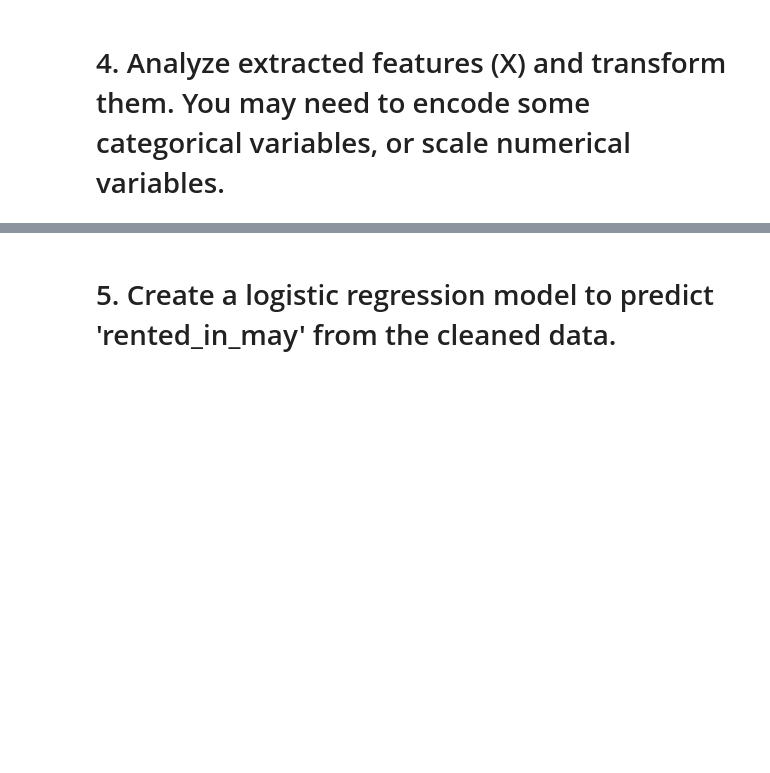
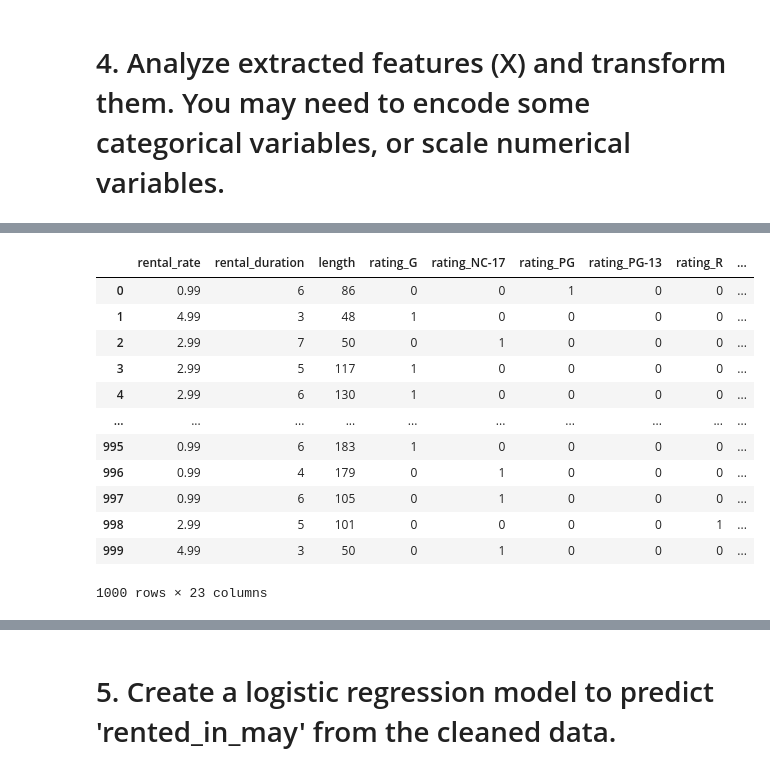
Before and after one commit to Simran2809/lab-predictions-logistic-regression, a Jupyter notebook: Lab_Making predictions with logistic regression.ipynb, the cells around one changed output, grey strips where cells are left out. Cells and saved outputs as stored; diff of their text form; code cells hidden in the pictures; blank space fills up the shorter version.

```diff
--- a/Lab_Making predictions with logistic regression.ipynb
+++ b/Lab_Making predictions with logistic regression.ipynb
@@ -124,2 +125,7 @@ y
 # %% [markdown]
 # 4. Analyze extracted features (X) and transform them. You may need to encode some categorical variables, or scale numerical variables.
+# %%
+# Drop the columns that we do not need:
+
+X = combined_data.drop(columns=['film_id', 'title', 'language_id', 'rented_in_may', 'release_year'])
+X
@@ -181,0 +208,18 @@ Name: special_features, dtype: int64
+# %%
+# One-hot encode the 'category_column'
+X_encoded = pd.get_dummies(X, columns=['rating', 'special_features'])
+X_encoded
+# %% [output]
+|  | rental_rate | rental_duration | length | rating_G | rating_NC-17 | rating_PG | rating_PG-13 | rating_R | ... |
+| 0 | 0.99 | 6 | 86 | 0 | 0 | 1 | 0 | 0 | ... |
+| 1 | 4.99 | 3 | 48 | 1 | 0 | 0 | 0 | 0 | ... |
+| 2 | 2.99 | 7 | 50 | 0 | 1 | 0 | 0 | 0 | ... |
+| 3 | 2.99 | 5 | 117 | 1 | 0 | 0 | 0 | 0 | ... |
+| 4 | 2.99 | 6 | 130 | 1 | 0 | 0 | 0 | 0 | ... |
+| ... | ... | ... | ... | ... | ... | ... | ... | ... | ... |
+| 995 | 0.99 | 6 | 183 | 1 | 0 | 0 | 0 | 0 | ... |
+| 996 | 0.99 | 4 | 179 | 0 | 1 | 0 | 0 | 0 | ... |
+| 997 | 0.99 | 6 | 105 | 0 | 1 | 0 | 0 | 0 | ... |
+| 998 | 2.99 | 5 | 101 | 0 | 0 | 0 | 0 | 1 | ... |
+| 999 | 4.99 | 3 | 50 | 0 | 1 | 0 | 0 | 0 | ... |
+1000 rows × 23 columns
```
Also changed, not shown: parts of 33 cells of this notebook.
